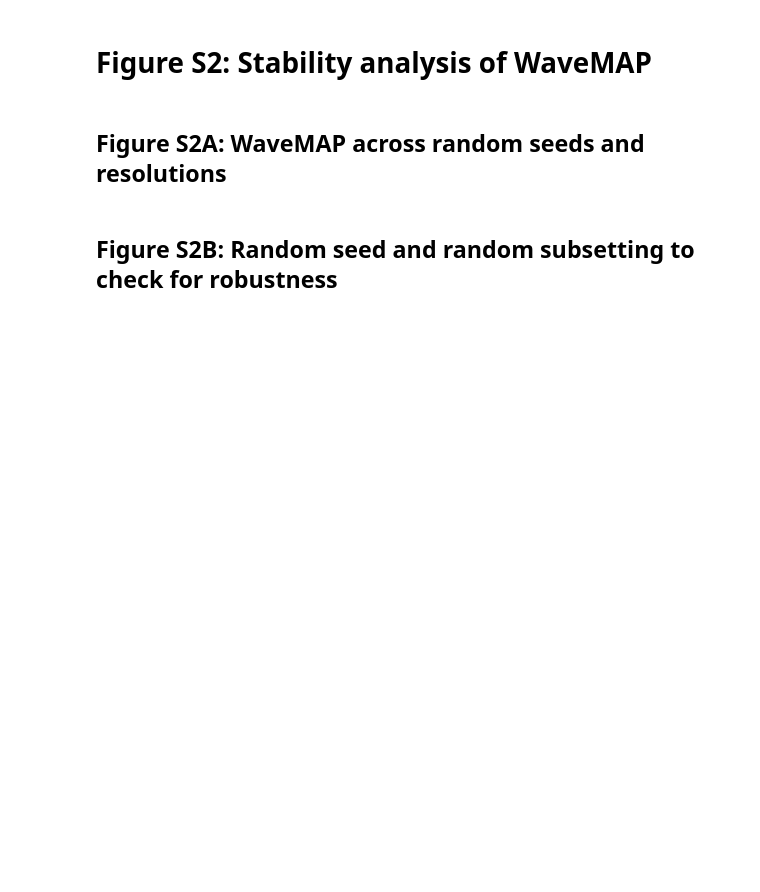
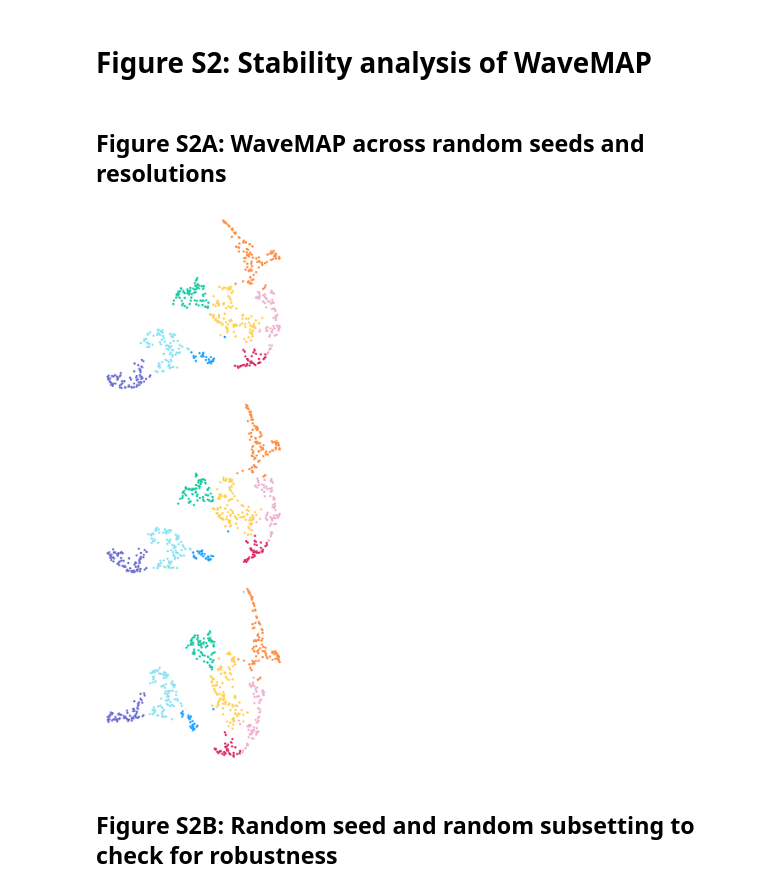
Before and after one commit to EricKenjiLee/WaveMAP_Paper, a Jupyter notebook: WaveMAP_Figures_Data.ipynb, the cells around one changed output. Saved outputs shown, nothing was run; the diff lists cells and outputs as text; code cells hidden in the pictures; blank space fills up the shorter version.

```diff
--- a/WaveMAP_Figures_Data.ipynb
+++ b/WaveMAP_Figures_Data.ipynb
@@ -1852,41 +1858,40 @@ plot_stain_density(norm_anatomical_dict,'PV')
 ## Figure S2A: WaveMAP across random seeds and resolutions
 # %%
 n_plots = 3
-f,arr = plt.subplots(nrows=n_plots, ncols=1,figsize=[2,6])
+f,arr = plt.subplots(nrows=n_plots, ncols=1,figsize=[8,24])
 
 for i in range(n_plots):
     resolution = 1.5
-    frac=0.75
-
-    rand_data = np.random.permutation(full_data)[0:(int(len(full_data)*frac)),:]
-    my_umap = umap.UMAP(n_neighbors=20
-                        ,min_dist=0.1, metric='euclidean',random_state=random.randint(0,10000))
-    my_umap.fit(rand_data)
-    embedding = my_umap.transform(rand_data)
+    my_umap = umap.UMAP(n_neighbors=N_NEIGHBORS
+                        ,min_dist=MIN_DIST,random_state=random.randint(0,10000), metric='euclidean')
+    my_umap.fit(full_data)
+    embedding = my_umap.transform(full_data)
 
 
     G = nx.from_scipy_sparse_matrix(my_umap.graph_)
     clustering = cylouvain.best_partition(G, resolution = resolution)
     clustering_solution = list(clustering.values())
 
     umap_df = pd.DataFrame(embedding, columns=('x', 'y'))
 
     umap_df['dbscan_color'] = clustering_solution
     DBSCAN_3_colors = [CUSTOM_PAL_SORT_3[i] for i in clustering_solution]
 
     arr[i].scatter(umap_df['x'].tolist(), umap_df['y'].tolist(),
-                marker='o',c=DBSCAN_3_colors, s=10, edgecolor='w',
+                marker='o',c=DBSCAN_3_colors, s=30, edgecolor='w',
                 linewidth=0.25)
 
     arr[i].spines['top'].set_visible(False)
     arr[i].spines['left'].set_visible(False)
     arr[i].spines['right'].set_visible(False)
     arr[i].spines['bottom'].set_visible(False)
 
     arr[i].set_xticks([])
     arr[i].set_yticks([])
 
 plt.subplots_adjust(wspace=0, hspace=0)
+# %% [output]
+[figure, added]
 # %% [markdown]
 ## Figure S2B: Random seed and random subsetting to check for robustness
 # %% [markdown]
```
Also changed, not shown: parts of 14 cells of this notebook.
